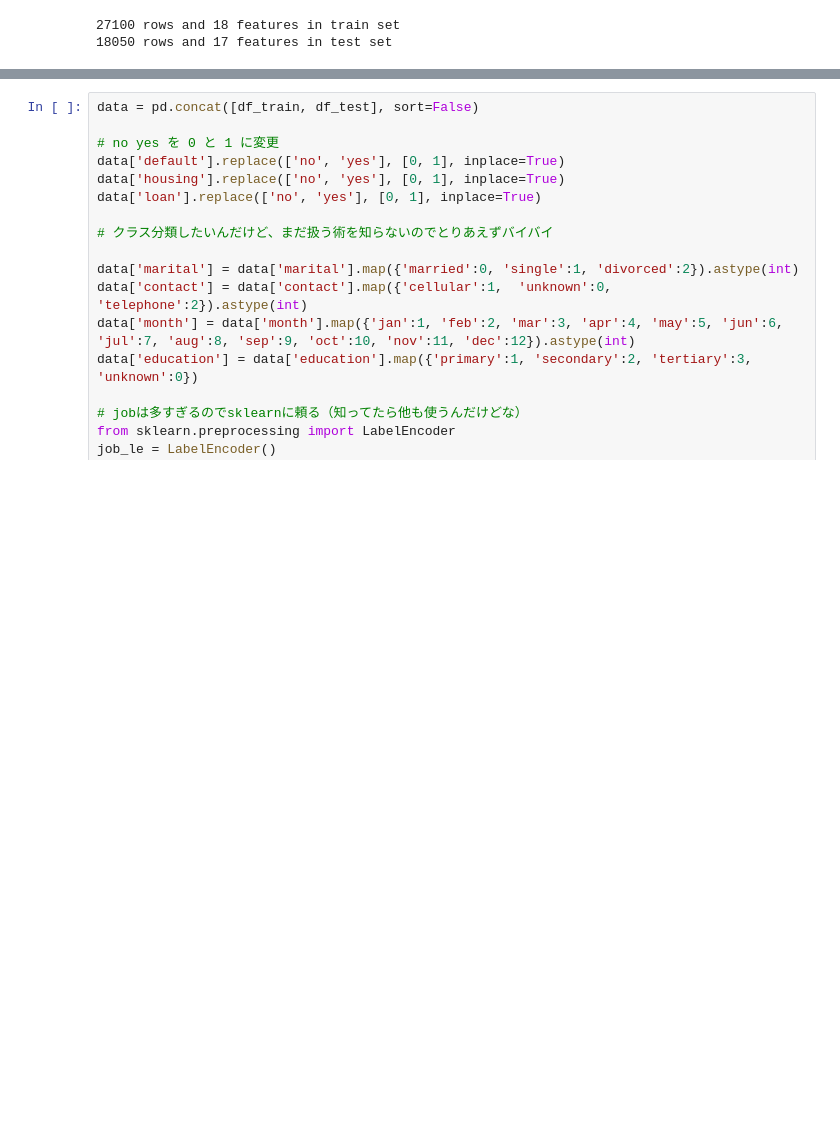
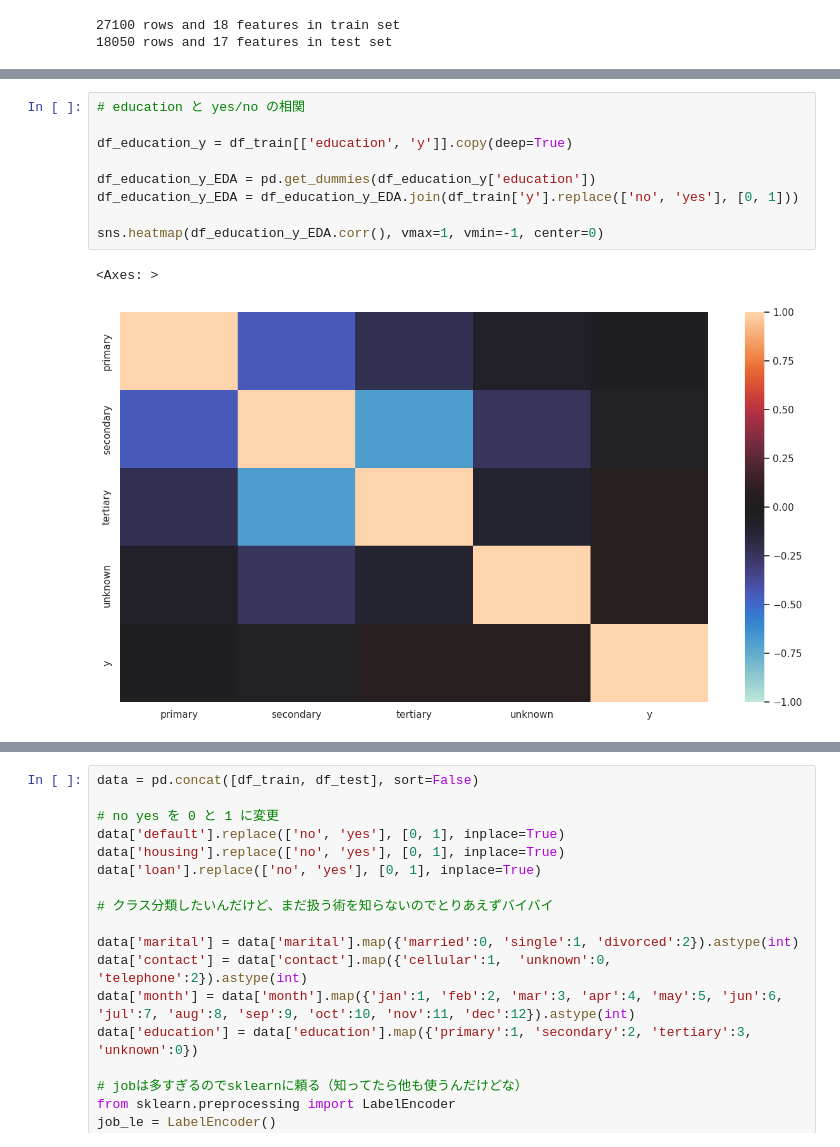
Before and after one commit to Memories-of-Sun-and-Moon/SIGNATE4B_040_Bank_Customer_Tartgeting, a Jupyter notebook: solve.ipynb, the cells around one changed output, grey strips where cells are left out. Cells and saved outputs as stored; diff of their text form; blank space fills up the shorter version.

```diff
--- a/solve.ipynb
+++ b/solve.ipynb
@@ -64,0 +38,12 @@ sns.countplot(x="month", hue=target_col, data=df_train)
+# %%
+# education と yes/no の相関
+
+df_education_y = df_train[['education', 'y']].copy(deep=True)
+
+df_education_y_EDA = pd.get_dummies(df_education_y['education'])
+df_education_y_EDA = df_education_y_EDA.join(df_train['y'].replace(['no', 'yes'], [0, 1]))
+
+sns.heatmap(df_education_y_EDA.corr(), vmax=1, vmin=-1, center=0)
+# %% [output]
+<Axes: >
+[figure, added]
```
Also changed, not shown: parts of 13 cells of this notebook.
